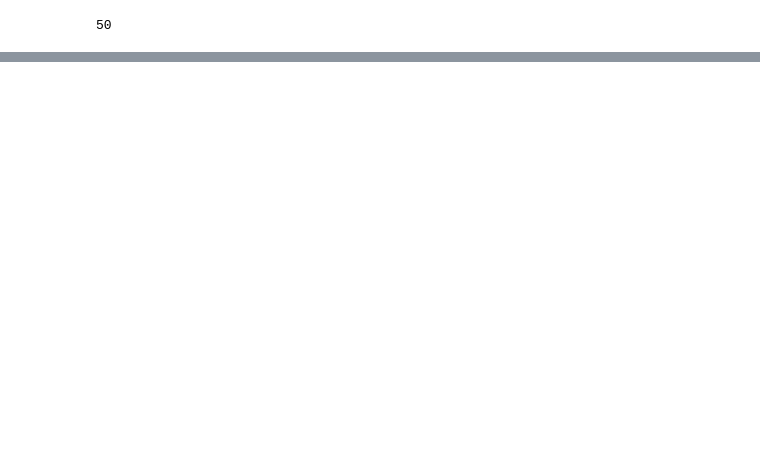
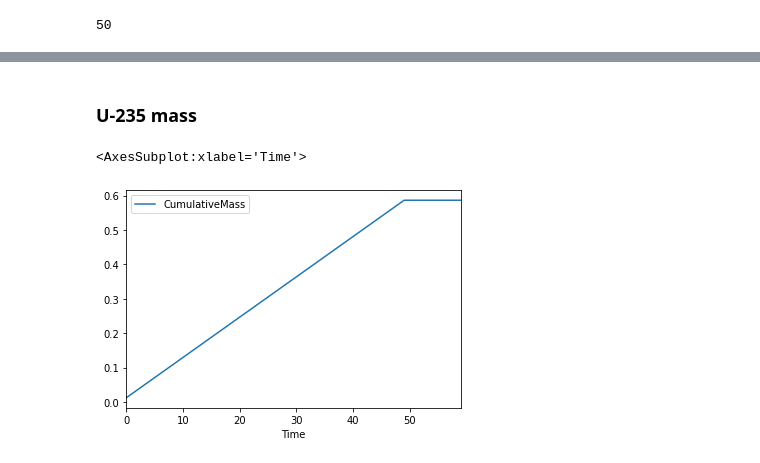
Before and after one commit to nuclearkatie/cyclus-live-demo, a Jupyter notebook: source1-sink1/source1-sink1-analysis.ipynb, the cells around one changed output, grey strips where cells are left out. Cells and saved outputs as stored; diff of their text form; code cells hidden in the pictures; blank space fills up the shorter version.

```diff
--- a/source1-sink1/source1-sink1-analysis.ipynb
+++ b/source1-sink1/source1-sink1-analysis.ipynb
@@ -56,0 +62,10 @@ trs.loc[trs.Mass==0, 'Mass'].index[0]
+# %% [markdown]
+### U-235 mass
+# %%
+U235_m = tm.transactions(ev, receivers=['Sink'], nucs=['92235'])
+U235_m['CumulativeMass'] = U235_m["Mass"].cumsum()
+
+U235_m.plot(x='Time', y='CumulativeMass')
+# %% [output]
+<AxesSubplot:xlabel='Time'>
+[figure, added]
```
Also changed, not shown: parts of 7 cells of this notebook, 2 other files.
